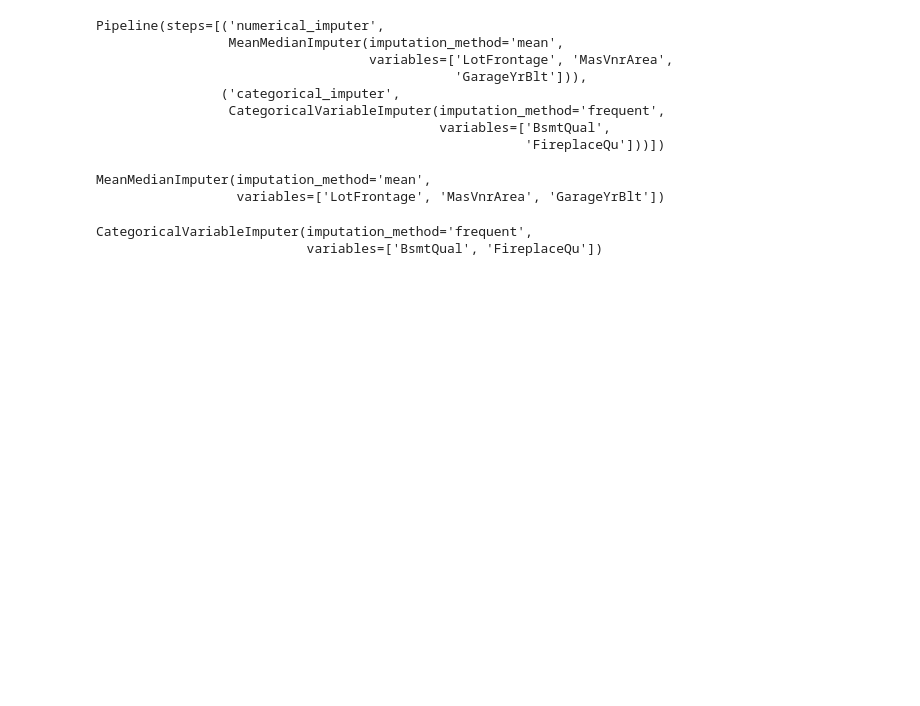
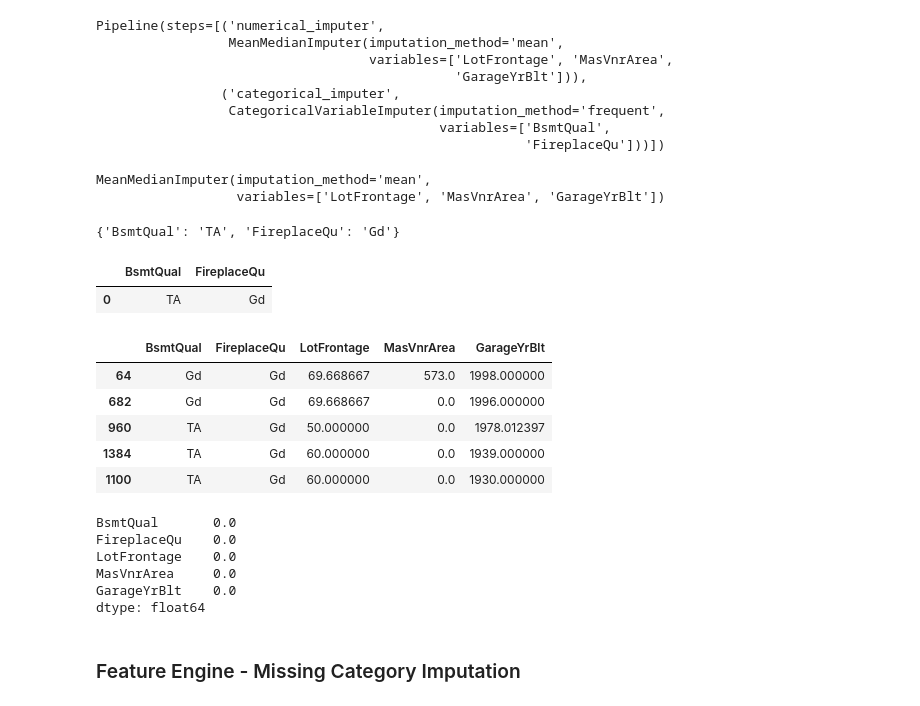
Before and after one commit to KarthikKothareddy/FeatureEngineering, a Jupyter notebook: feature_engine_imputations.ipynb, the cells around one changed output. Cells and saved outputs as stored; diff of their text form; code cells hidden in the pictures; blank space fills up the shorter version.

Commit message:
missing category imputation

```diff
--- a/feature_engine_imputations.ipynb
+++ b/feature_engine_imputations.ipynb
@@ -404,7 +405,32 @@ pipeline.named_steps["numerical_imputer"]
 MeanMedianImputer(imputation_method='mean',
                   variables=['LotFrontage', 'MasVnrArea', 'GarageYrBlt'])
 # %%
-pipeline.named_steps["categorical_imputer"]
+pipeline.named_steps["categorical_imputer"].imputer_dict_
 # %% [output]
-CategoricalVariableImputer(imputation_method='frequent',
-                           variables=['BsmtQual', 'FireplaceQu'])
+{'BsmtQual': 'TA', 'FireplaceQu': 'Gd'}
+# %%
+x_train[pipeline.named_steps["categorical_imputer"].variables].mode()
+# %% [output]
+|  | BsmtQual | FireplaceQu |
+| 0 | TA | Gd |
+# %%
+tmp = pipeline.transform(x_train)
+tmp.head()
+# %% [output]
+|  | BsmtQual | FireplaceQu | LotFrontage | MasVnrArea | GarageYrBlt |
+| 64 | Gd | Gd | 69.668667 | 573.0 | 1998.000000 |
+| 682 | Gd | Gd | 69.668667 | 0.0 | 1996.000000 |
+| 960 | TA | Gd | 50.000000 | 0.0 | 1978.012397 |
+| 1384 | TA | Gd | 60.000000 | 0.0 | 1939.000000 |
+| 1100 | TA | Gd | 60.000000 | 0.0 | 1930.000000 |
+# %%
+tmp.isnull().mean()
+# %% [output]
+BsmtQual       0.0
+FireplaceQu    0.0
+LotFrontage    0.0
+MasVnrArea     0.0
+GarageYrBlt    0.0
+dtype: float64
+# %% [markdown]
+### Feature Engine - Missing Category Imputation
```
Also changed, not shown: parts of 6 cells of this notebook.
